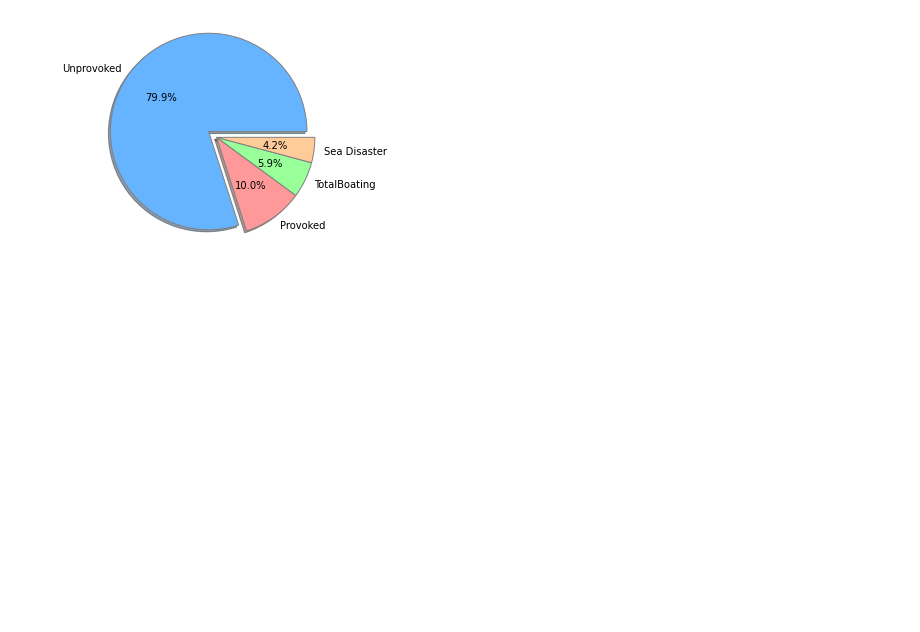
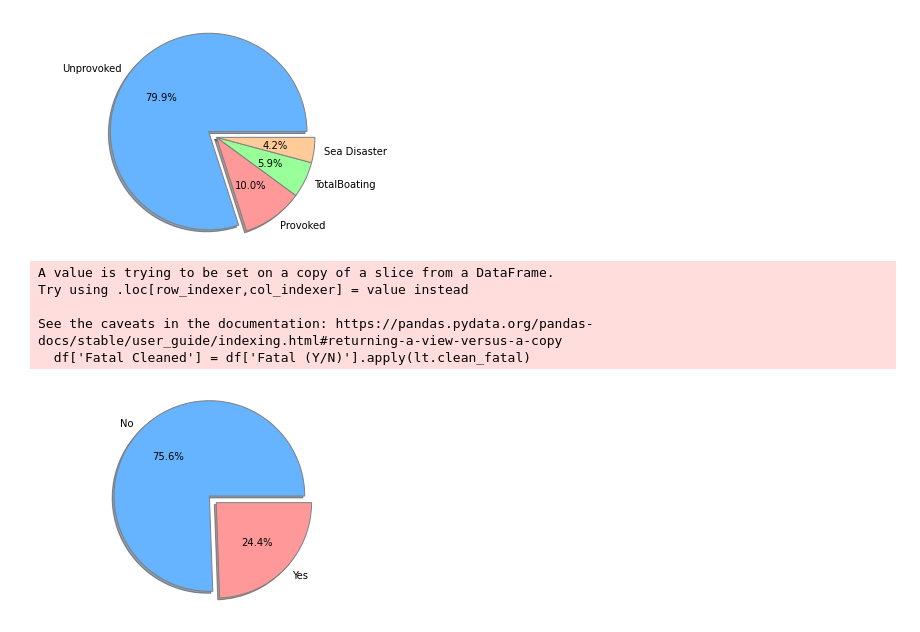
Before and after one commit to FranLeston/shark_attack_data_analysis, a Jupyter notebook: preliminarynotes.ipynb, the cells around one changed output. Drawn from its saved outputs; the diff is of its cells as text; code cells hidden in the pictures; blank space fills up the shorter version.

```diff
--- a/preliminarynotes.ipynb
+++ b/preliminarynotes.ipynb
@@ -185,3 +189,25 @@ ax1.axis('equal')
 plt.show()
 # %% [output]
 [figure]
+# %%
+df['Fatal Cleaned'] = df['Fatal (Y/N)'].apply(lt.clean_fatal)
+fatal_vals = df['Fatal Cleaned'].value_counts()
+
+fatal_index = fatal_vals.index
+fatal_values = fatal_vals.values
+explode = ( 0.0, 0.1, )
+colors = ['#66b3ff','#ff9999']
+
+
+fig1, ax1 = plt.subplots()
+ax1.pie(fatal_values, explode=explode, labels=("No", "Yes"), colors=colors ,autopct='%1.1f%%',wedgeprops={'edgecolor': 'grey'}, shadow=True)
+ax1.axis('equal')
+
+plt.show()
+# %% [output]
+A value is trying to be set on a copy of a slice from a DataFrame.
+Try using .loc[row_indexer,col_indexer] = value instead
+
+See the caveats in the documentation: https://pandas.pydata.org/pandas-docs/stable/user_guide/indexing.html#returning-a-view-versus-a-copy
+  df['Fatal Cleaned'] = df['Fatal (Y/N)'].apply(lt.clean_fatal)
+[figure, added]
```
Also changed, not shown: parts of 10 cells of this notebook, 1 other file.
